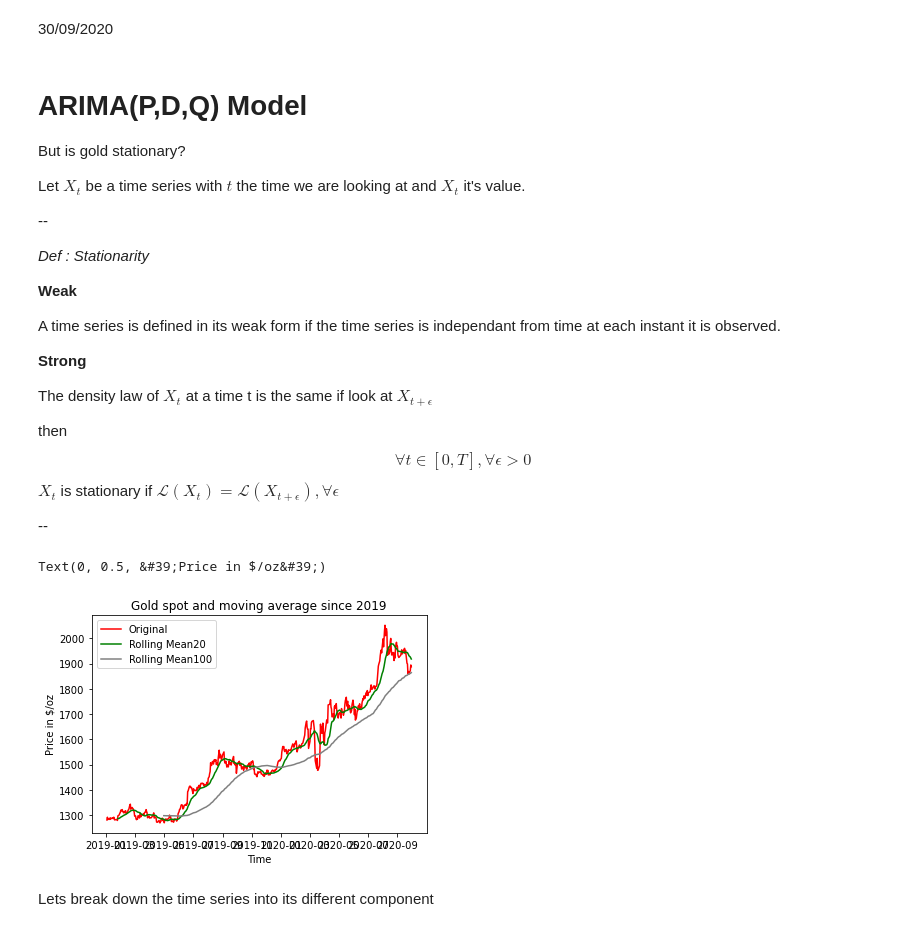
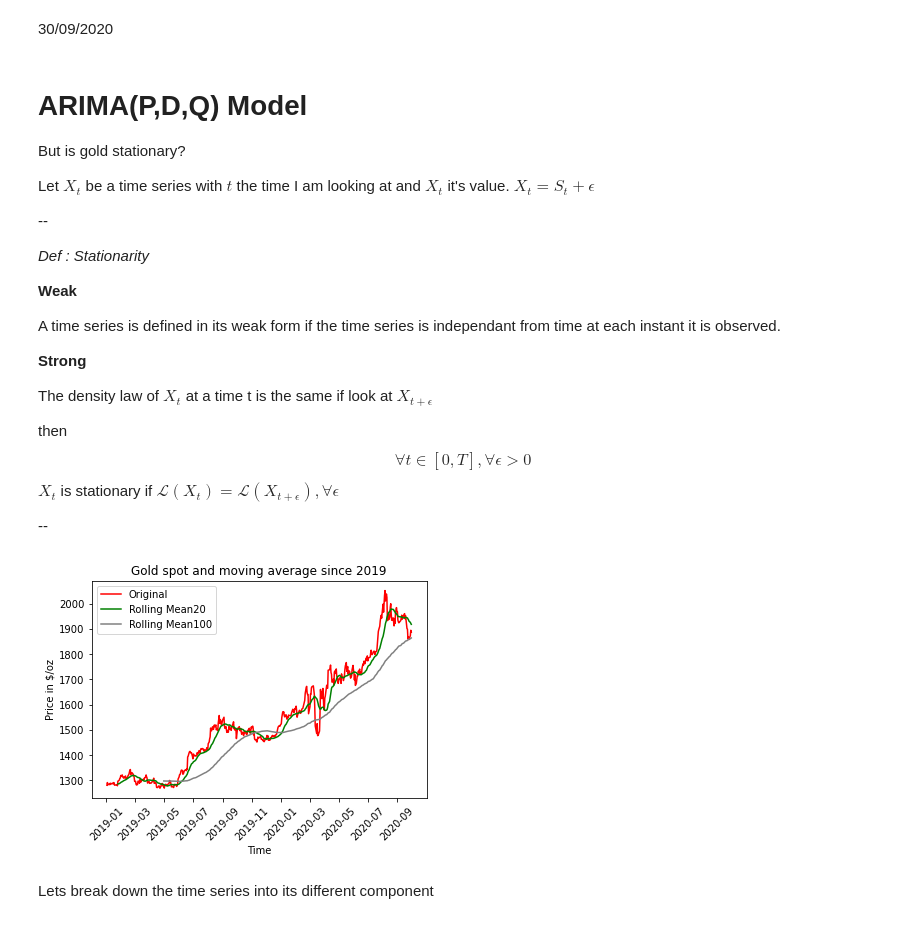
Before and after one commit to FranckNgN/Spot-prediction, a Jupyter notebook: report.ipynb, the cells around one changed output. Saved outputs shown, nothing was run; the diff lists cells and outputs as text; code cells hidden in the pictures.

```diff
--- a/report.ipynb
+++ b/report.ipynb
@@ -92,7 +92,8 @@ plt.plot()
 
 But is gold stationary?
 
-Let $X_t$ be a time series with $t$ the time we are looking at and $X_t$ it's value.
+Let $X_t$ be a time series with $t$ the time I am looking at and $X_t$ it's value.
+$X_t = S_t + \epsilon$
 
 --
 
@@ -114,19 +115,19 @@ $X_t$ is stationary if $\mathcal{L}(X_t) = \mathcal{L}(X_{t+\epsilon}), \forall
 # %%
 xau = xau[xau.index>="2019-01-01"].dropna() # Filter for 2020 only
 rolling_mean20 = xau.XAU.rolling(20).mean()
 rolling_mean100 = xau.XAU.rolling(100).mean()
 
 plt.plot(xau, color = 'red', label = 'Original')
 plt.plot(rolling_mean20, color = 'green', label = 'Rolling Mean20')
 plt.plot(rolling_mean100, color = 'grey', label = 'Rolling Mean100')
 
 plt.legend(loc = 'best')
 plt.title('Gold spot and moving average since 2019')
 plt.xlabel('Time')
 plt.ylabel('Price in $/oz')
+plt.xticks(rotation=45);
 # %% [output]
-Text(0, 0.5, &#39;Price in $/oz&#39;)
-[figure, old version]
+[figure, new version]
 # %% [markdown]
 Lets break down the time series into its different component
 # %%
```
Also changed, not shown: parts of 3 cells of this notebook.
